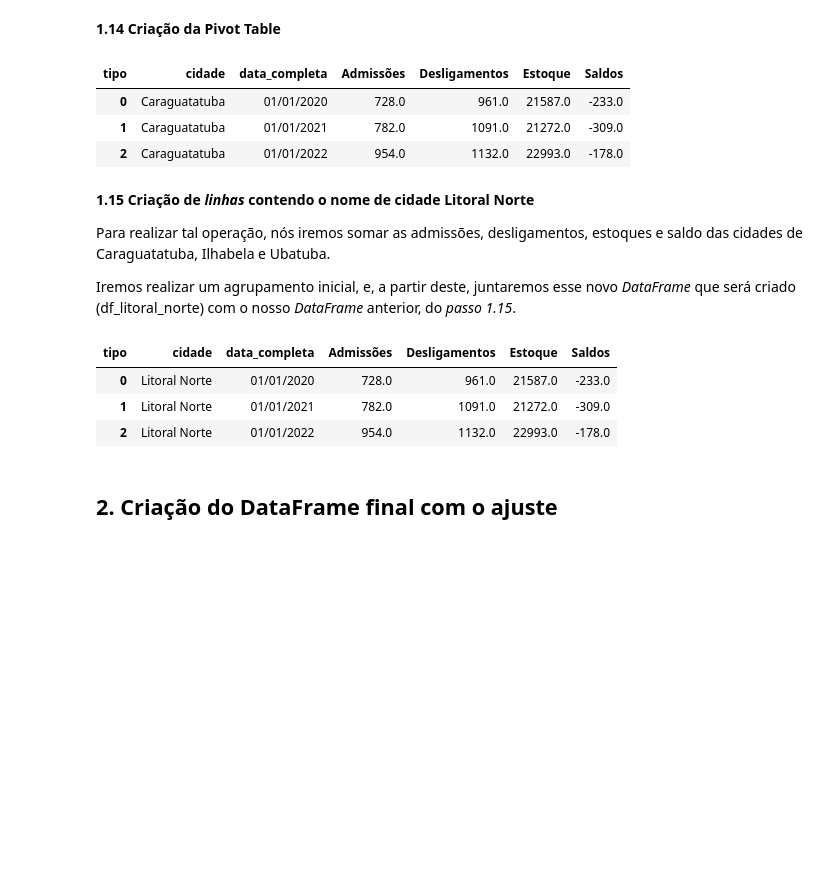
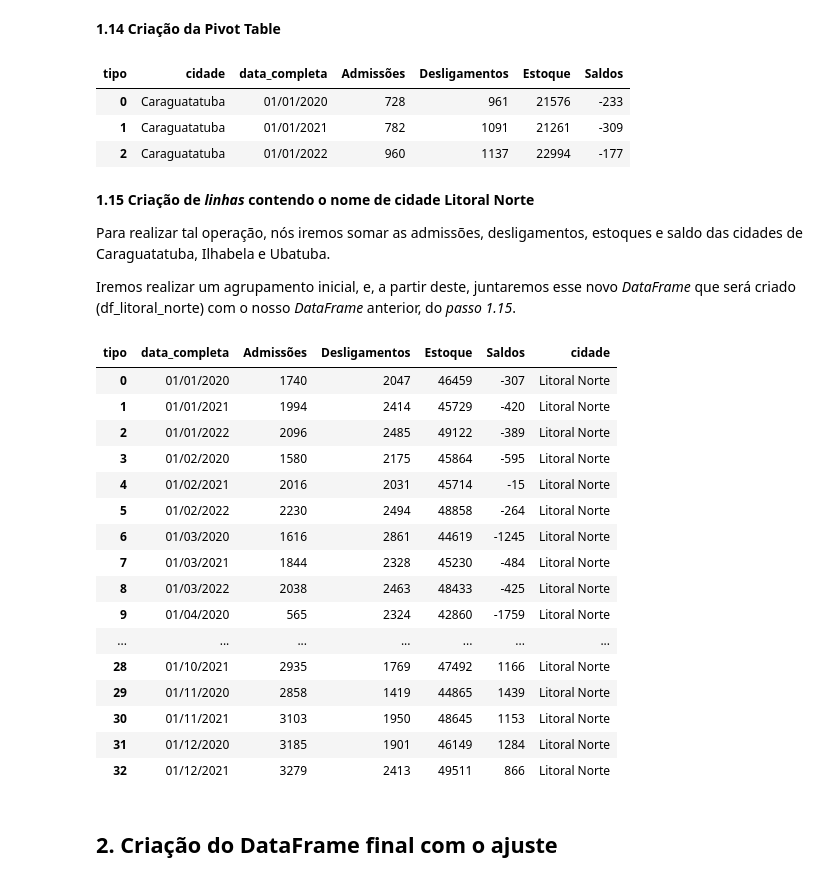
Before and after one commit to rafaelbuzi/Limpeza-de-Dados, a Jupyter notebook: litoral_norte_CAGED.ipynb, the cells around one changed output. Saved outputs shown, nothing was run; the diff lists cells and outputs as text; code cells hidden in the pictures; blank space fills up the shorter version.

```diff
--- a/litoral_norte_CAGED.ipynb
+++ b/litoral_norte_CAGED.ipynb
@@ -13,4 +13,4 @@ http://pdet.mte.gov.br/images/Novo_CAGED/Ago2022/3-tabelas.xlsx
 # %%
 import pandas as pd
 import numpy as np
-df = pd.read_excel('3-tabelas.xlsx', "Tabela 8.1")
+df = pd.read_excel('3-tabelas (2).xlsx', "Tabela 8.1")
@@ -217,14 +234,16 @@ df_ss['tipo'] = np.where(df_ss["tipo"].str.contains("referência") == True, 'Est
 # %% [markdown]
 **1.14 Criação da Pivot Table**
+# %%
+df_ss['qtde'] = df_ss.qtde.astype('int')
 # %%
 df_final = pd.pivot_table(df_ss, values='qtde', index=['cidade','data_completa'], columns=['tipo']).reset_index()
 # %%
 df_final.head(3)
 # %% [output]
 | tipo | cidade | data_completa | Admissões | Desligamentos | Estoque | Saldos |
-| 0 | Caraguatatuba | 01/01/2020 | 728.0 | 961.0 | 21587.0 | -233.0 |
-| 1 | Caraguatatuba | 01/01/2021 | 782.0 | 1091.0 | 21272.0 | -309.0 |
-| 2 | Caraguatatuba | 01/01/2022 | 954.0 | 1132.0 | 22993.0 | -178.0 |
+| 0 | Caraguatatuba | 01/01/2020 | 728 | 961 | 21576 | -233 |
+| 1 | Caraguatatuba | 01/01/2021 | 782 | 1091 | 21261 | -309 |
+| 2 | Caraguatatuba | 01/01/2022 | 960 | 1137 | 22994 | -177 |
 # %% [markdown]
 **1.15 Criação de *linhas* contendo o nome de cidade Litoral Norte**
 
@@ -234,17 +253,30 @@ Iremos realizar um agrupamento inicial, e, a partir deste, juntaremos esse novo
 # %%
 cond_a = df_final.cidade=='Caraguatatuba'
 cond_b = df_final.cidade=='Ilhabela'
 cond_c = df_final.cidade=='Ubatuba'
 
-df_litoral_norte = df_final[cond_a | cond_b | cond_c].groupby(['cidade', 'data_completa'])[['Admissões', 'Desligamentos', 'Estoque', 'Saldos' ]].sum()
+df_litoral_norte = df_final[cond_a | cond_b | cond_c].groupby(['data_completa'])[['Admissões', 'Desligamentos', 'Estoque', 'Saldos' ]].sum()
 df_litoral_norte.reset_index(inplace=True)
 df_litoral_norte['cidade'] = 'Litoral Norte'
-df_litoral_norte.head(3)
+df_litoral_norte
 # %% [output]
-| tipo | cidade | data_completa | Admissões | Desligamentos | Estoque | Saldos |
-| 0 | Litoral Norte | 01/01/2020 | 728.0 | 961.0 | 21587.0 | -233.0 |
-| 1 | Litoral Norte | 01/01/2021 | 782.0 | 1091.0 | 21272.0 | -309.0 |
-| 2 | Litoral Norte | 01/01/2022 | 954.0 | 1132.0 | 22993.0 | -178.0 |
+| tipo | data_completa | Admissões | Desligamentos | Estoque | Saldos | cidade |
+| 0 | 01/01/2020 | 1740 | 2047 | 46459 | -307 | Litoral Norte |
+| 1 | 01/01/2021 | 1994 | 2414 | 45729 | -420 | Litoral Norte |
+| 2 | 01/01/2022 | 2096 | 2485 | 49122 | -389 | Litoral Norte |
+| 3 | 01/02/2020 | 1580 | 2175 | 45864 | -595 | Litoral Norte |
+| 4 | 01/02/2021 | 2016 | 2031 | 45714 | -15 | Litoral Norte |
+| 5 | 01/02/2022 | 2230 | 2494 | 48858 | -264 | Litoral Norte |
+| 6 | 01/03/2020 | 1616 | 2861 | 44619 | -1245 | Litoral Norte |
+| 7 | 01/03/2021 | 1844 | 2328 | 45230 | -484 | Litoral Norte |
+| 8 | 01/03/2022 | 2038 | 2463 | 48433 | -425 | Litoral Norte |
+| 9 | 01/04/2020 | 565 | 2324 | 42860 | -1759 | Litoral Norte |
+| ... | ... | ... | ... | ... | ... | ... |
+| 28 | 01/10/2021 | 2935 | 1769 | 47492 | 1166 | Litoral Norte |
+| 29 | 01/11/2020 | 2858 | 1419 | 44865 | 1439 | Litoral Norte |
+| 30 | 01/11/2021 | 3103 | 1950 | 48645 | 1153 | Litoral Norte |
+| 31 | 01/12/2020 | 3185 | 1901 | 46149 | 1284 | Litoral Norte |
+| 32 | 01/12/2021 | 3279 | 2413 | 49511 | 866 | Litoral Norte |
 # %% [markdown]
 ## **2. Criação do DataFrame final com o ajuste**
 # %%
```
Also changed, not shown: parts of 21 cells of this notebook.
